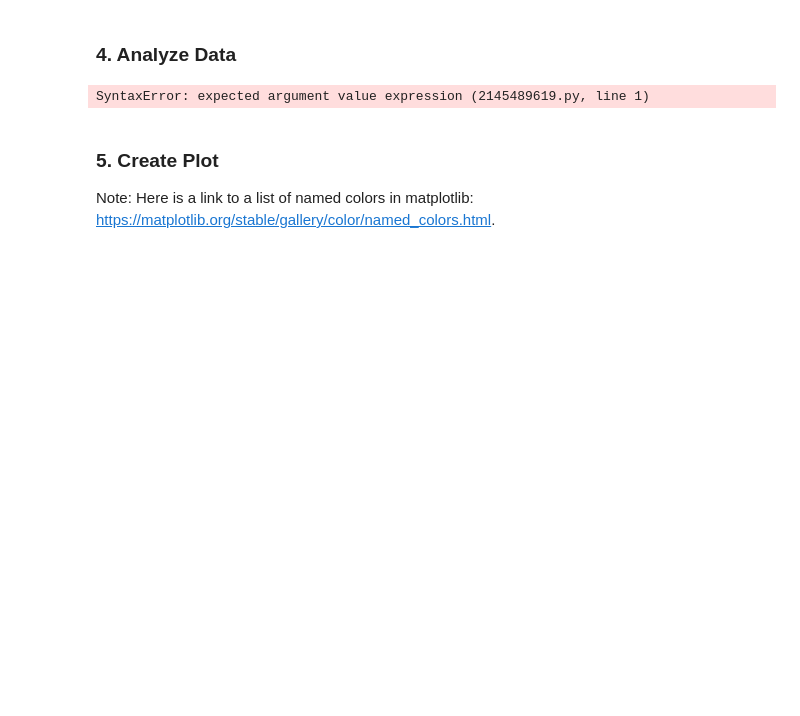
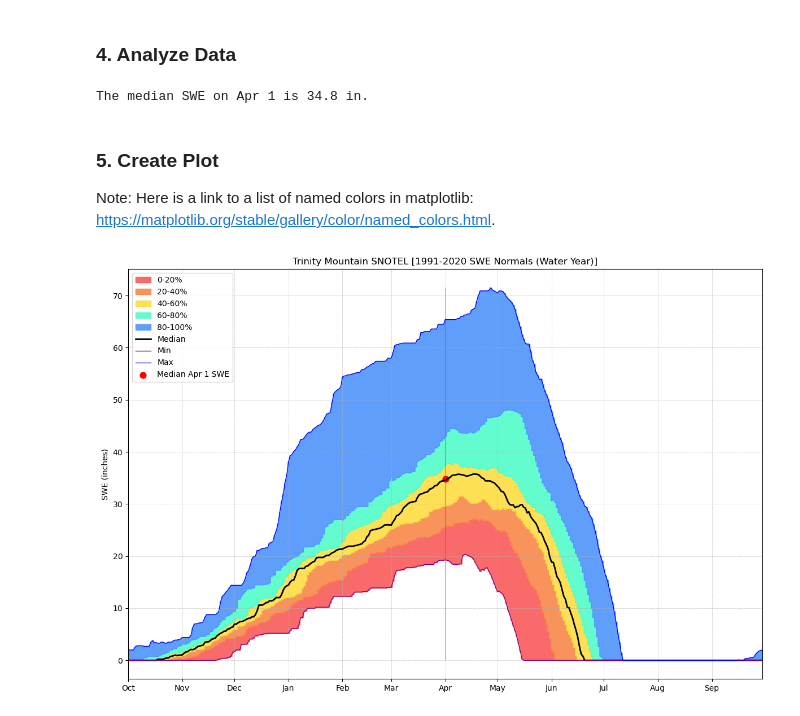
Before and after one commit to addiehobson/ah-geos505, a Jupyter notebook: 03.P Time Series Problem Set.ipynb, the cells around one changed output. Saved outputs shown, nothing was run; the diff lists cells and outputs as text; code cells hidden in the pictures; blank space fills up the shorter version.

```diff
--- a/03.P Time Series Problem Set.ipynb
+++ b/03.P Time Series Problem Set.ipynb
@@ -78,11 +125,22 @@ swe_time_series = np.zeros((nYears, 365))
 # %% [markdown]
 ### 4. Analyze Data
 # %%
-np.max(axis=)
-np.min(axis=)
-np.percentile(axis=)
+#Percentiles (0,20,40,60,80,100)
+pctl_edges = [0, 20, 40, 60, 80, 100]
+quintiles = np.nanpercentile(swe_df.values, pctl_edges, axis=0)
+median = np.nanpercentile(swe_df.values, 50, axis=0)
+min_swe = np.nanmin(swe_df.values, axis=0)
+max_swe = np.nanmax(swe_df.values, axis=0)
+
+# Median SWE on April 1
+wy_day_apr1 = (datetime(2000,4,1) - datetime(1999,10,1)).days
+apr1_vals = swe_df.iloc[:, wy_day_apr1]
+median_apr1 = np.nanmedian(apr1_vals)
+min_apr1 = np.nanmin(apr1_vals)
+max_apr1 = np.nanmax(apr1_vals)
+print(f'The median SWE on Apr 1 is {median_apr1} in.')
 # %% [output]
-SyntaxError: expected argument value expression (2145489619.py, line 1)
+The median SWE on Apr 1 is 34.8 in.
 # %% [markdown]
 ### 5. Create Plot
 
@@ -96,0 +148,39 @@ plt.show()
+# %%
+# x-axis labels
+days = np.arange(1, 366)
+x_dates = [datetime(2000,10,1) + timedelta(days=int(d-1)) for d in days]
+month_locator = mdates.MonthLocator(bymonth=[10,11,12,1,2,3,4,5,6,7,8,9])
+months_fmt = mdates.DateFormatter('%b')
+
+fig, ax = plt.subplots(figsize=(12,8))
+
+# Quintile bands
+colors = ["#f95b5b", "#f88749", "#fddd41", "#52fcc9", "#4f94fc"]
+for i in range(len(pctl_edges)-1):
+    low = quintiles[i,:]
+    high = quintiles[i+1,:]
+    ax.fill_between(x_dates, low, high, color=colors[i], step='mid', alpha=0.9, label=f'{pctl_edges[i]}-{pctl_edges[i+1]}%')
+
+# Plot median line
+ax.plot(x_dates, median, color='black', linewidth=2, label='Median')
+
+# Plot min and max lines
+ax.plot(x_dates, min_swe, color='purple', linewidth=1, label='Min')
+ax.plot(x_dates, max_swe, color='blue', linewidth=1, label='Max')
+
+# Plot median maximum SWE on April 1.
+ax.scatter([datetime(2001,4,1)], [median_apr1], color='red', s=60, label='Median Apr 1 SWE')
+ax.vlines(datetime(2001,4,1), ymin=min_swe.min(), ymax=max_swe.max(), color='red', alpha=0.3)
+
+ax.set_title('Trinity Mountain SNOTEL [1991-2020 SWE Normals (Water Year)]')
+ax.set_ylabel('SWE (inches)')
+ax.xaxis.set_major_locator(mdates.MonthLocator())
+ax.xaxis.set_major_formatter(months_fmt)
+ax.set_xlim([datetime(2000,10,1), datetime(2001,9,30)])
+ax.grid(linestyle='--',linewidth=0.4)
+ax.legend(loc='upper left', fontsize=10)
+plt.tight_layout()
+plt.savefig('trinity_snotel_climatology.png', dpi=300)
+plt.show()
+# %% [output]
+[figure, added]
```
Also changed, not shown: parts of 4 cells of this notebook.
